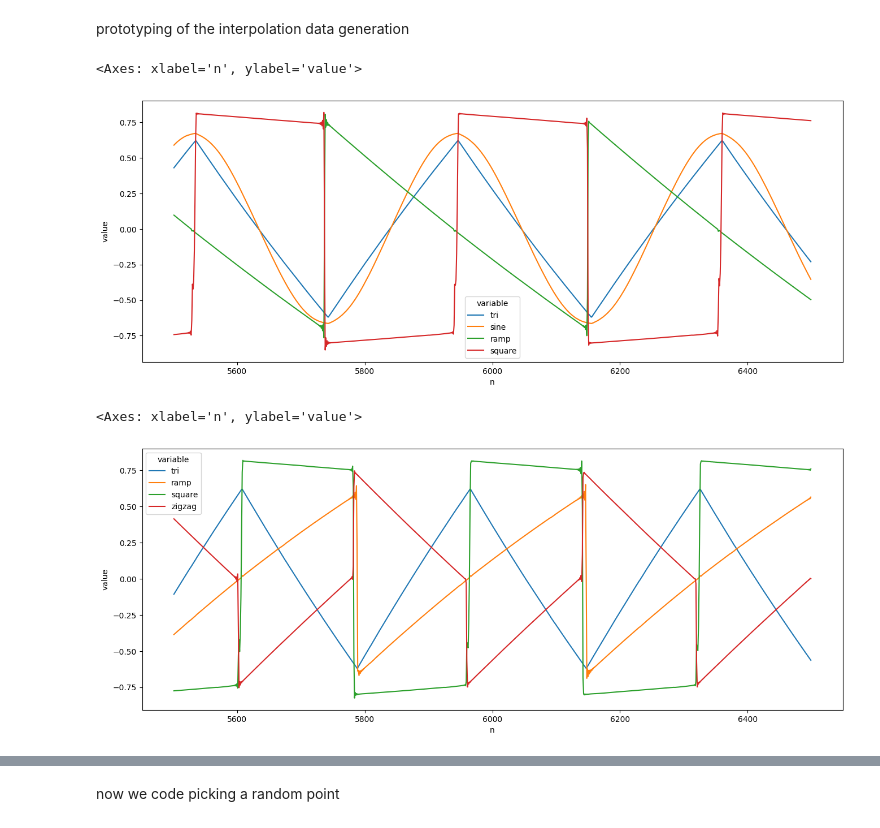
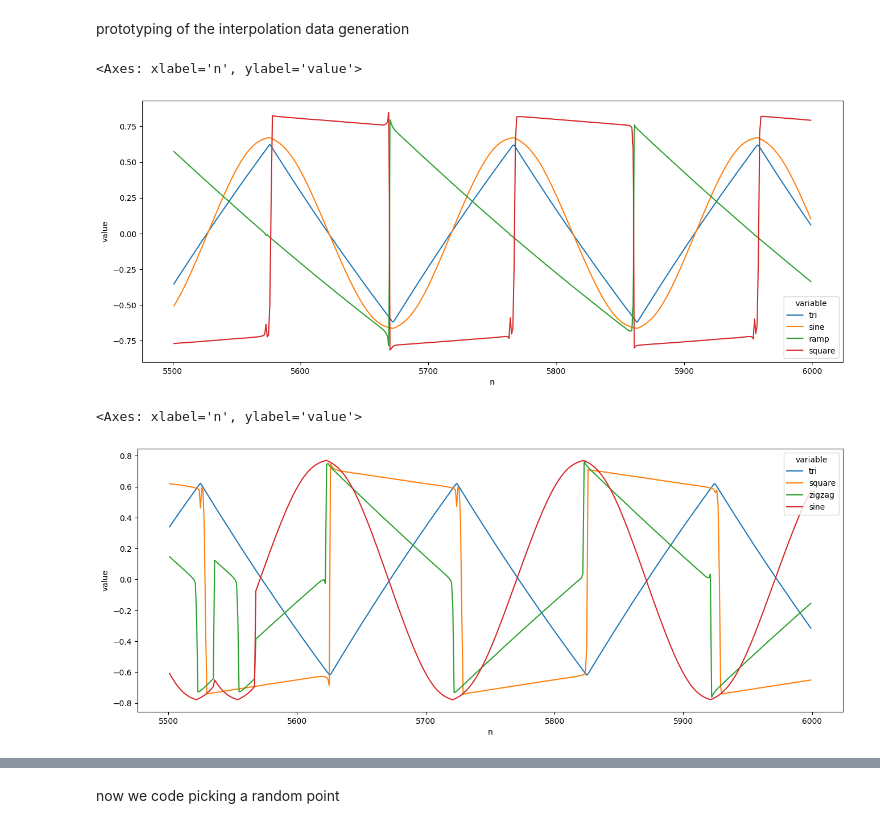
Before and after one commit to matpalm/cached_dilated_causal_convolutions, a Jupyter notebook: prototyping_notebooks/2d_embed_interp.ipynb, the cells around one changed output, grey strips where cells are left out. Saved outputs shown, nothing was run; the diff lists cells and outputs as text; code cells hidden in the pictures.

```diff
--- a/prototyping_notebooks/2d_embed_interp.ipynb
+++ b/prototyping_notebooks/2d_embed_interp.ipynb
@@ -27,27 +27,29 @@ def parse(fname, w0n, w1n, w2n):
     df_l = df_w.melt(id_vars='n', value_vars=['tri', w0n, w1n, w2n])
     return df_w, df_l
 
-tsrq_df_w, tsrq_df_l = parse('../datalogger_firmware/tri_sine_ramp_square.ssv', 'sine', 'ramp', 'square')
-trqz_df_w, trqz_df_l = parse('../datalogger_firmware/tri_ramp_square_zigzag.ssv', 'ramp', 'square', 'zigzag')
-tqzs_df_w, tqzs_df_l = parse('../datalogger_firmware/tri_square_zigzag_sine.ssv', 'square', 'zigzag', 'sine')
-tzsr_df_w, tzsr_df_l = parse('../datalogger_firmware/tri_zigzag_sine_ramp.ssv', 'zigzag', 'sine', 'ramp')
+D = '/data2/cached_dilated_causal_convolutions/2d_embed_interp/low_freq_range/24kHz'
+tsrq_df_w, tsrq_df_l = parse(f"{D}/tri_sine_ramp_square.ssv", 'sine', 'ramp', 'square')
+tqzs_df_w, tqzs_df_l = parse(f"{D}/tri_square_zigzag_sine.ssv", 'square', 'zigzag', 'sine')
+
+tsrq_a = tsrq_df_w.to_numpy()
+tqzs_a = tqzs_df_w.to_numpy()
 # %%
 plt.figure(figsize=(16, 6))
 offset = 5500
-width = 1000
+width = 500
 df = tsrq_df_l
 window = (df['n']>offset) & (df['n']<offset+width)
 sns.lineplot(df[window], x='n', y='value', hue='variable')
 # %% [output]
 <Axes: xlabel='n', ylabel='value'>
-[figure, old version]
+[figure, new version]
 # %%
 plt.figure(figsize=(16, 6))
 offset = 5500
-width = 1000
-df = trqz_df_l
+width = 500
+df = tqzs_df_l
 window = (df['n']>offset) & (df['n']<offset+width)
 sns.lineplot(df[window], x='n', y='value', hue='variable')
 # %% [output]
 <Axes: xlabel='n', ylabel='value'>
-[figure, old version]
+[figure, new version]
```
Also changed, not shown: parts of 6 cells of this notebook, 4 other files.
